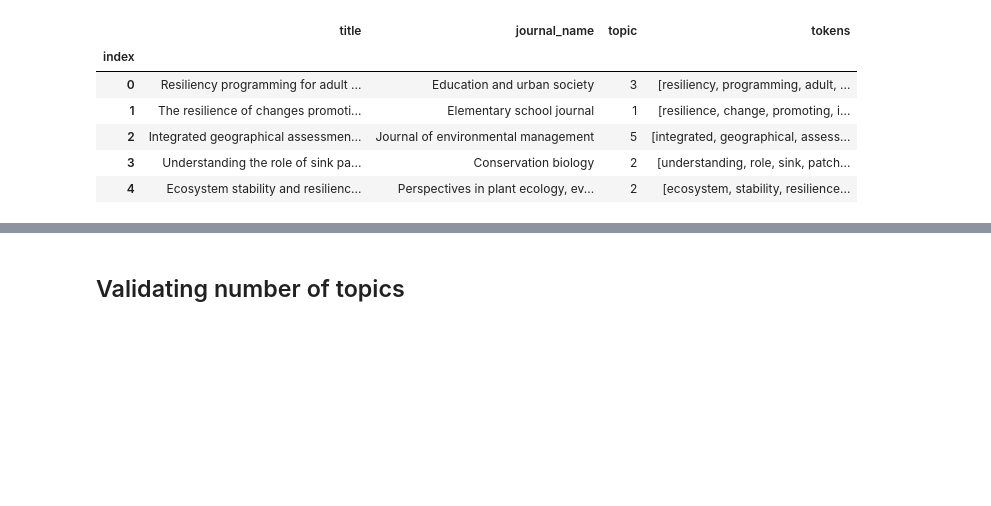
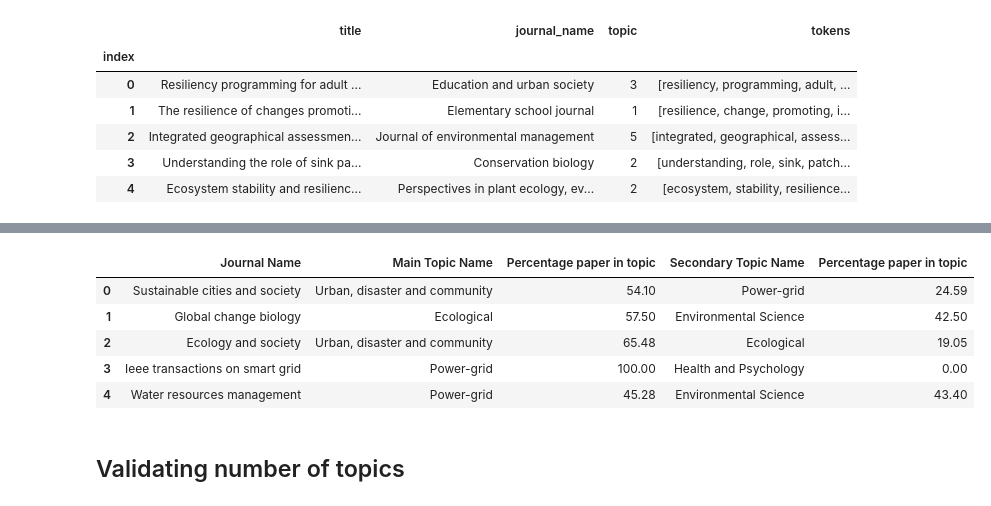
Before and after one commit to vitorhirata/resilience-metrics-review, a Jupyter notebook: modelling_topic_modelling.ipynb, the cells around one changed output, grey strips where cells are left out. Cells and saved outputs as stored; diff of their text form; code cells hidden in the pictures; blank space fills up the shorter version.

```diff
--- a/modelling_topic_modelling.ipynb
+++ b/modelling_topic_modelling.ipynb
@@ -255,3 +241,55 @@ print(newer_percentages)
+# %%
+# Alternative method using selected journals
+
+sample_journals = ['Sustainable cities and society', 'Global change biology',
+                   'Ecology and society', 'Ieee transactions on smart grid', 'Water resources management']
+
+# Previously considered journals
+#   'Frontiers in psychology', 'Frontiers in psychiatry',
+#                  , 'Risk analysis', 'Reliability engineering and system safety',
+#                    'International journal of disaster risk reduction',
+#                  'Ecological indicators', 'Ecological applications', 'Journal of hydrology',
+#                    , 'Environmental research letters',
+#                    'Frontiers in marine science', 'Forest ecology and management',
+#                  'Ieee systems journal', 'International journal of production research'
+#                  ]
+
+
+# Save CSV of papers by journal for supplementary analysis
+dfReduced = df.drop(columns=['abstract', 'references'])
+dfReduced['Included?'] = dfReduced['Reason'] = ''
+with pd.ExcelWriter("data/modelling_papers_journal.xlsx") as writer:
+    for journal_name in sample_journals:
+        dfJournal = dfReduced[dfReduced['journal_name'] == journal_name]
+        dfJournal = dfJournal.sort_values(by=['number_citation'], ascending=False, na_position='last')
+        dfJournal.to_excel(writer, sheet_name=f'{journal_name}', index=False)
+
+
+# Print main topics per journal
+journal_data = []
+for journal_name in sample_journals:
+    dfJournal = df[df['journal_name'] == journal_name]
+    group_topic = dfJournal[['title', 'topic']].groupby(['topic']).count().sort_values(by=['title'], ascending=False)
+    main_topic = group_topic.index[0]
+    percentage1  = round(100 * group_topic.iloc[0,0] / len(dfJournal), 2)
+    if len(group_topic) > 1:
+        secondary_topic = group_topic.index[1]
+        percentage2  = round(100 * group_topic.iloc[1,0] / len(dfJournal), 2)
+    else:
+        secondary_topic = 1
+        percentage2 = 0
+    journal_data.append([journal_name, topics_dictionary[main_topic-1], percentage1, topics_dictionary[secondary_topic-1], percentage2])
+
+columns = ['Journal Name', 'Main Topic Name', 'Percentage paper in topic', 'Secondary Topic Name', 'Percentage paper in topic']
+dfJournal = pd.DataFrame(journal_data, columns=columns)
+dfJournal
+# %% [output]
+|  | Journal Name | Main Topic Name | Percentage paper in topic | Secondary Topic Name | Percentage paper in topic |
+| 0 | Sustainable cities and society | Urban, disaster and community | 54.10 | Power-grid | 24.59 |
+| 1 | Global change biology | Ecological | 57.50 | Environmental Science | 42.50 |
+| 2 | Ecology and society | Urban, disaster and community | 65.48 | Ecological | 19.05 |
+| 3 | Ieee transactions on smart grid | Power-grid | 100.00 | Health and Psychology | 0.00 |
+| 4 | Water resources management | Power-grid | 45.28 | Environmental Science | 43.40 |
 # %% [markdown]
 ## Validating number of topics
 # %%
```
Also changed, not shown: parts of 5 cells of this notebook.
